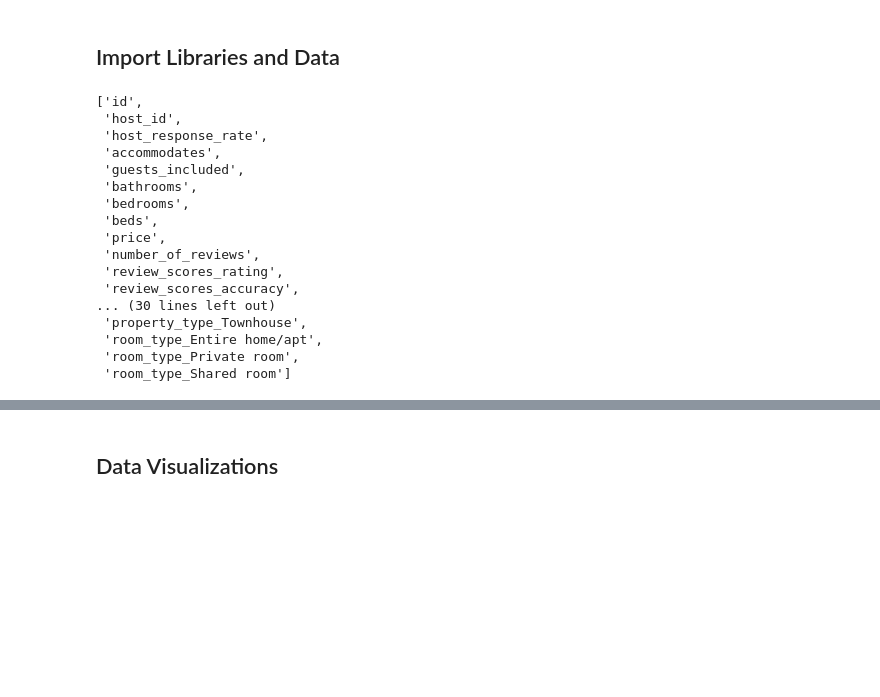
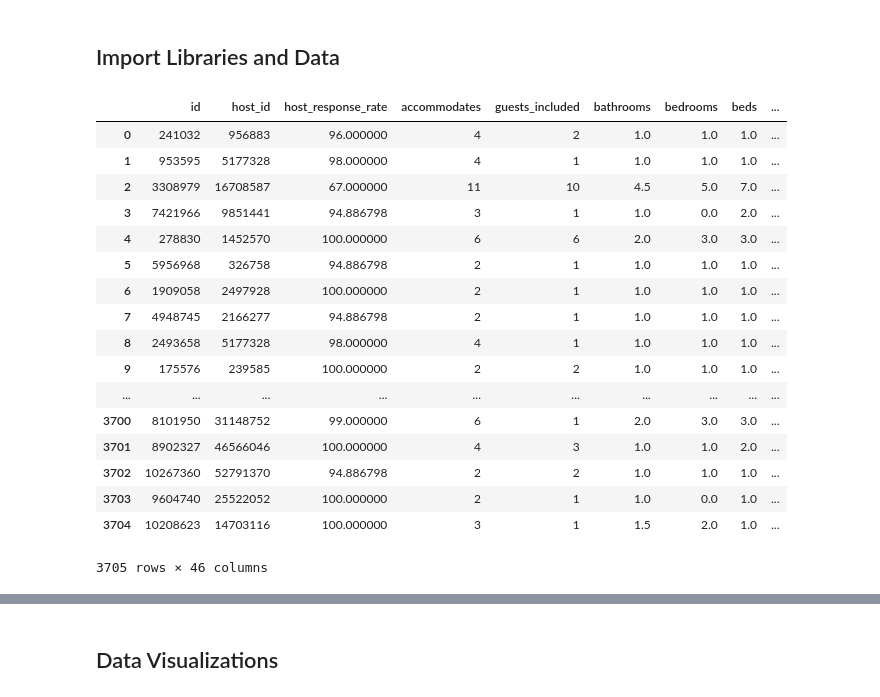
Before and after one commit to joshkeating/inf370-final-project, a Jupyter notebook: analysis.ipynb, the cells around one changed output, grey strips where cells are left out. Drawn from its saved outputs; the diff is of its cells as text; code cells hidden in the pictures; blank space fills up the shorter version.

```diff
--- a/analysis.ipynb
+++ b/analysis.ipynb
@@ -38,21 +57,23 @@ airbnb_data_basic = pd.read_csv('data/cleaned-listings-base.csv')
 # %%
 list(airbnb_data_dummies.columns.values)
+airbnb_data_dummies
 # %% [output]
+|  | id | host_id | host_response_rate | accommodates | guests_included | bathrooms | bedrooms | beds | ... |
+| 0 | 241032 | 956883 | 96.000000 | 4 | 2 | 1.0 | 1.0 | 1.0 | ... |
+| 1 | 953595 | 5177328 | 98.000000 | 4 | 1 | 1.0 | 1.0 | 1.0 | ... |
+| 2 | 3308979 | 16708587 | 67.000000 | 11 | 10 | 4.5 | 5.0 | 7.0 | ... |
+| 3 | 7421966 | 9851441 | 94.886798 | 3 | 1 | 1.0 | 0.0 | 2.0 | ... |
+| 4 | 278830 | 1452570 | 100.000000 | 6 | 6 | 2.0 | 3.0 | 3.0 | ... |
+| 5 | 5956968 | 326758 | 94.886798 | 2 | 1 | 1.0 | 1.0 | 1.0 | ... |
+| 6 | 1909058 | 2497928 | 100.000000 | 2 | 1 | 1.0 | 1.0 | 1.0 | ... |
+| 7 | 4948745 | 2166277 | 94.886798 | 2 | 1 | 1.0 | 1.0 | 1.0 | ... |
+| 8 | 2493658 | 5177328 | 98.000000 | 4 | 1 | 1.0 | 1.0 | 1.0 | ... |
+| 9 | 175576 | 239585 | 100.000000 | 2 | 2 | 1.0 | 1.0 | 1.0 | ... |
+| ... | ... | ... | ... | ... | ... | ... | ... | ... | ... |
+| 3700 | 8101950 | 31148752 | 99.000000 | 6 | 1 | 2.0 | 3.0 | 3.0 | ... |
+| 3701 | 8902327 | 46566046 | 100.000000 | 4 | 3 | 1.0 | 1.0 | 2.0 | ... |
+| 3702 | 10267360 | 52791370 | 94.886798 | 2 | 2 | 1.0 | 1.0 | 1.0 | ... |
+| 3703 | 9604740 | 25522052 | 100.000000 | 2 | 1 | 1.0 | 0.0 | 1.0 | ... |
+| 3704 | 10208623 | 14703116 | 100.000000 | 3 | 1 | 1.5 | 2.0 | 1.0 | ... |
-['id',
- 'host_id',
- 'host_response_rate',
- 'accommodates',
- 'guests_included',
- 'bathrooms',
- 'bedrooms',
- 'beds',
- 'price',
- 'number_of_reviews',
- 'review_scores_rating',
- 'review_scores_accuracy',
-... (30 lines left out)
- 'property_type_Townhouse',
- 'room_type_Entire home/apt',
- 'room_type_Private room',
- 'room_type_Shared room']
+3705 rows × 46 columns
 # %%
```
Also changed, not shown: parts of 4 cells of this notebook, 1 other file.
